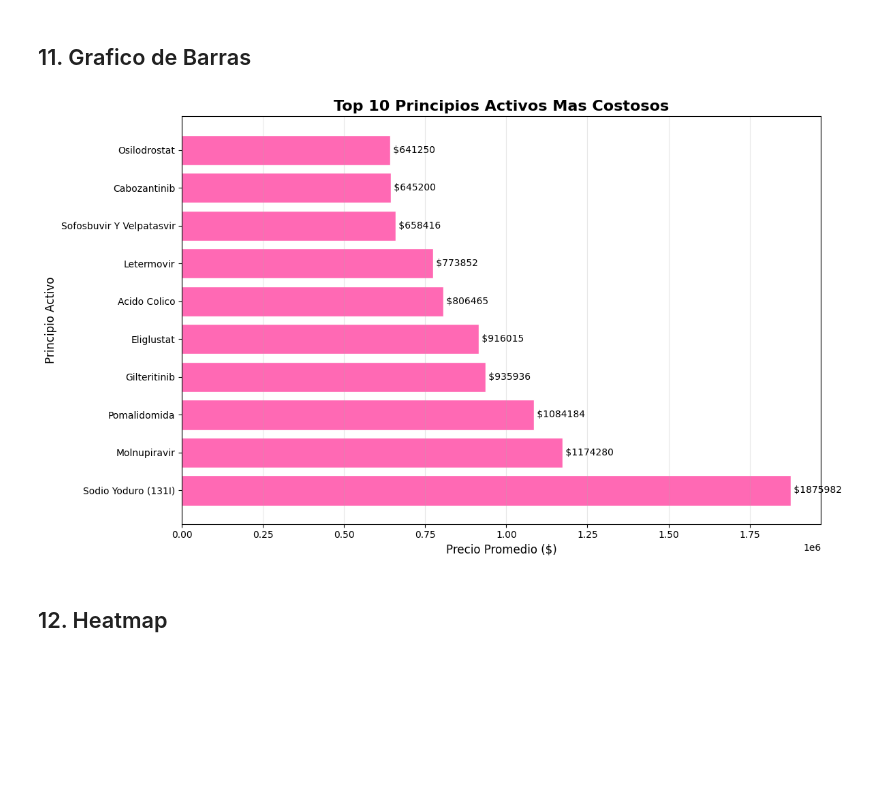
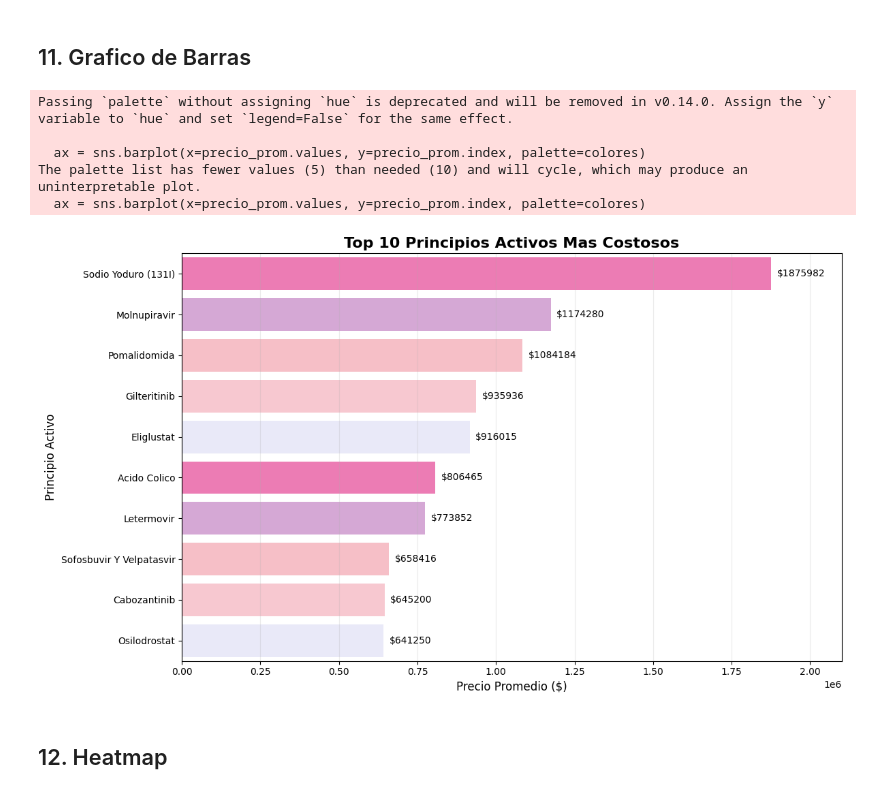
Before and after one commit to malalejaf/Quintero_Sofia_Fernandez_Maria, a Jupyter notebook: notebooks/03-analisis-visualizaciones.ipynb, the cells around one changed output. Drawn from its saved outputs; the diff is of its cells as text; code cells hidden in the pictures; blank space fills up the shorter version.

```diff
--- a/notebooks/03-analisis-visualizaciones.ipynb
+++ b/notebooks/03-analisis-visualizaciones.ipynb
@@ -220,21 +221,26 @@ The palette list has fewer values (5) than needed (8) and will cycle, which may
 # %%
 precio_prom = df.groupby('principio_activo')['precio_por_tableta'].mean().sort_values(ascending=False).head(10)
 
 plt.figure(figsize=(12, 7))
-plt.barh(range(len(precio_prom)), precio_prom.values, color='#FF69B4', edgecolor='white')
-plt.yticks(range(len(precio_prom)), precio_prom.index)
-
+ax = sns.barplot(x=precio_prom.values, y=precio_prom.index, palette=colores)
+max_val = precio_prom.values.max()
+ax.set_xlim(0, max_val * 1.12)
 for i, val in enumerate(precio_prom.values):
-    plt.text(val, i, f' ${val:.0f}', va='center')
+    ax.text(val + max_val*0.01, i, f'${val:.0f}', va='center')
 
 plt.title('Top 10 Principios Activos Mas Costosos', fontsize=16, fontweight='bold')
 plt.xlabel('Precio Promedio ($)', fontsize=12)
 plt.ylabel('Principio Activo', fontsize=12)
-plt.grid(axis='x', alpha=0.3)
+plt.grid(axis='x', alpha=0.25)
 plt.tight_layout()
 plt.show()
 # %% [output]
+Passing `palette` without assigning `hue` is deprecated and will be removed in v0.14.0. Assign the `y` variable to `hue` and set `legend=False` for the same effect.
+
+  ax = sns.barplot(x=precio_prom.values, y=precio_prom.index, palette=colores)
+The palette list has fewer values (5) than needed (10) and will cycle, which may produce an uninterpretable plot.
+  ax = sns.barplot(x=precio_prom.values, y=precio_prom.index, palette=colores)
-[figure, old version]
+[figure, new version]
 # %% [markdown]
 ## 12. Heatmap
 # %%
```
Also changed, not shown: parts of 7 cells of this notebook, 3 other files.
